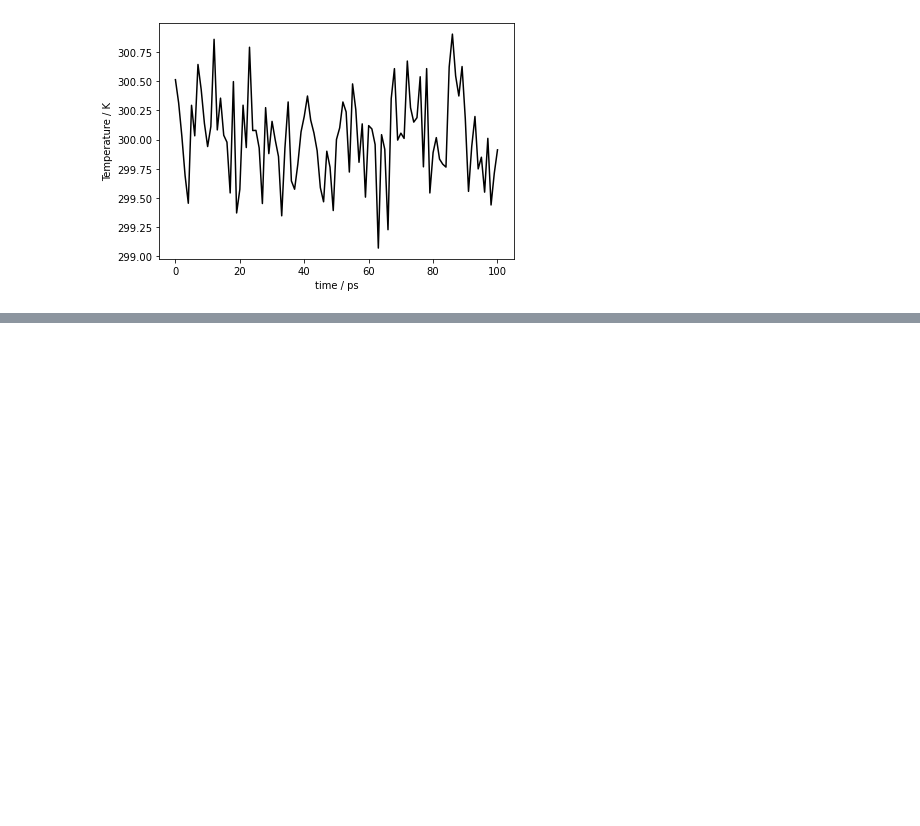
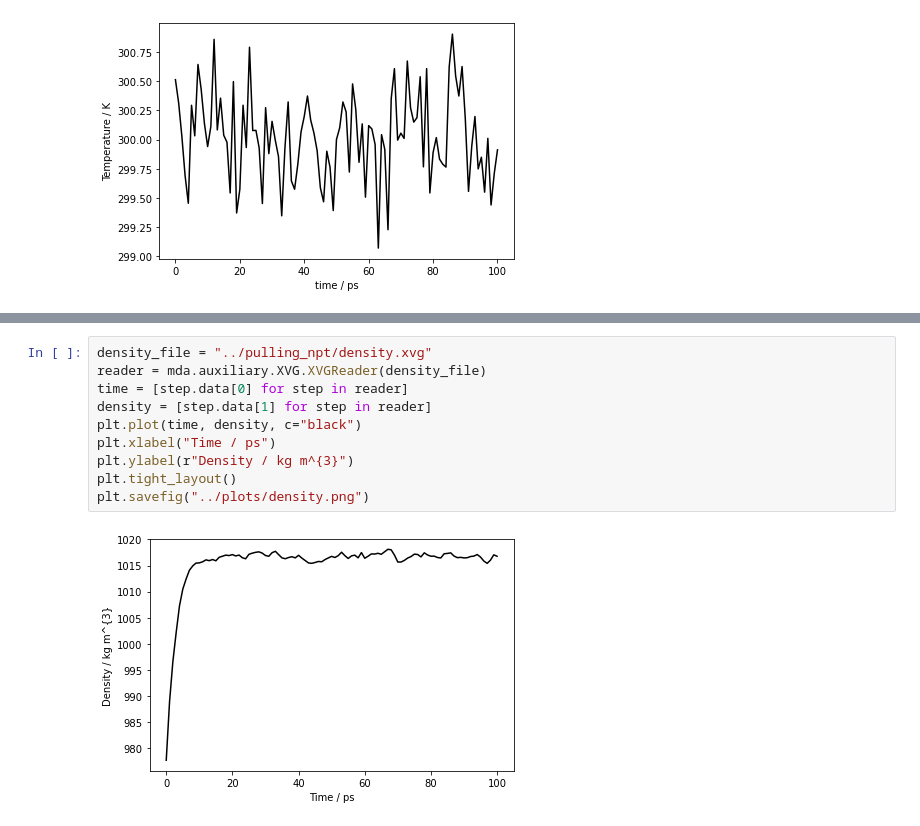
Before and after one commit to jasmin-guven/idp_md, a Jupyter notebook: scripts/plot_md.ipynb, the cells around one changed output, grey strips where cells are left out. Saved outputs shown, nothing was run; the diff lists cells and outputs as text; blank space fills up the shorter version.

```diff
--- a/scripts/plot_md.ipynb
+++ b/scripts/plot_md.ipynb
@@ -67,0 +72,12 @@ plt.savefig("../plots/temperature.png")
+# %%
+density_file = "../pulling_npt/density.xvg"
+reader = mda.auxiliary.XVG.XVGReader(density_file)
+time = [step.data[0] for step in reader]
+density = [step.data[1] for step in reader]
+plt.plot(time, density, c="black")
+plt.xlabel("Time / ps")
+plt.ylabel(r"Density / kg m^{3}")
+plt.tight_layout()
+plt.savefig("../plots/density.png")
+# %% [output]
+[figure, added]
```
Also changed, not shown: parts of 2 cells of this notebook, 4 other files.
